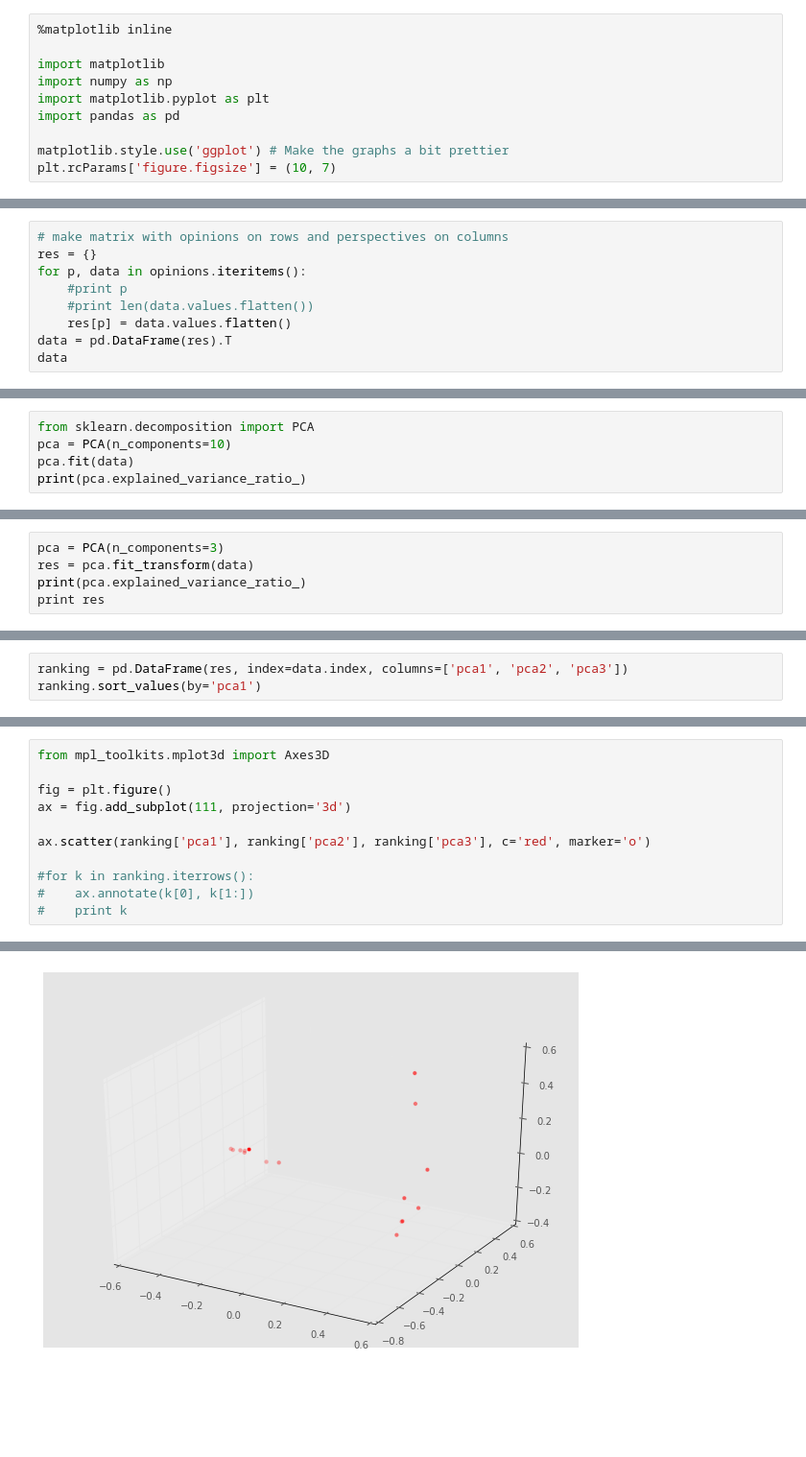
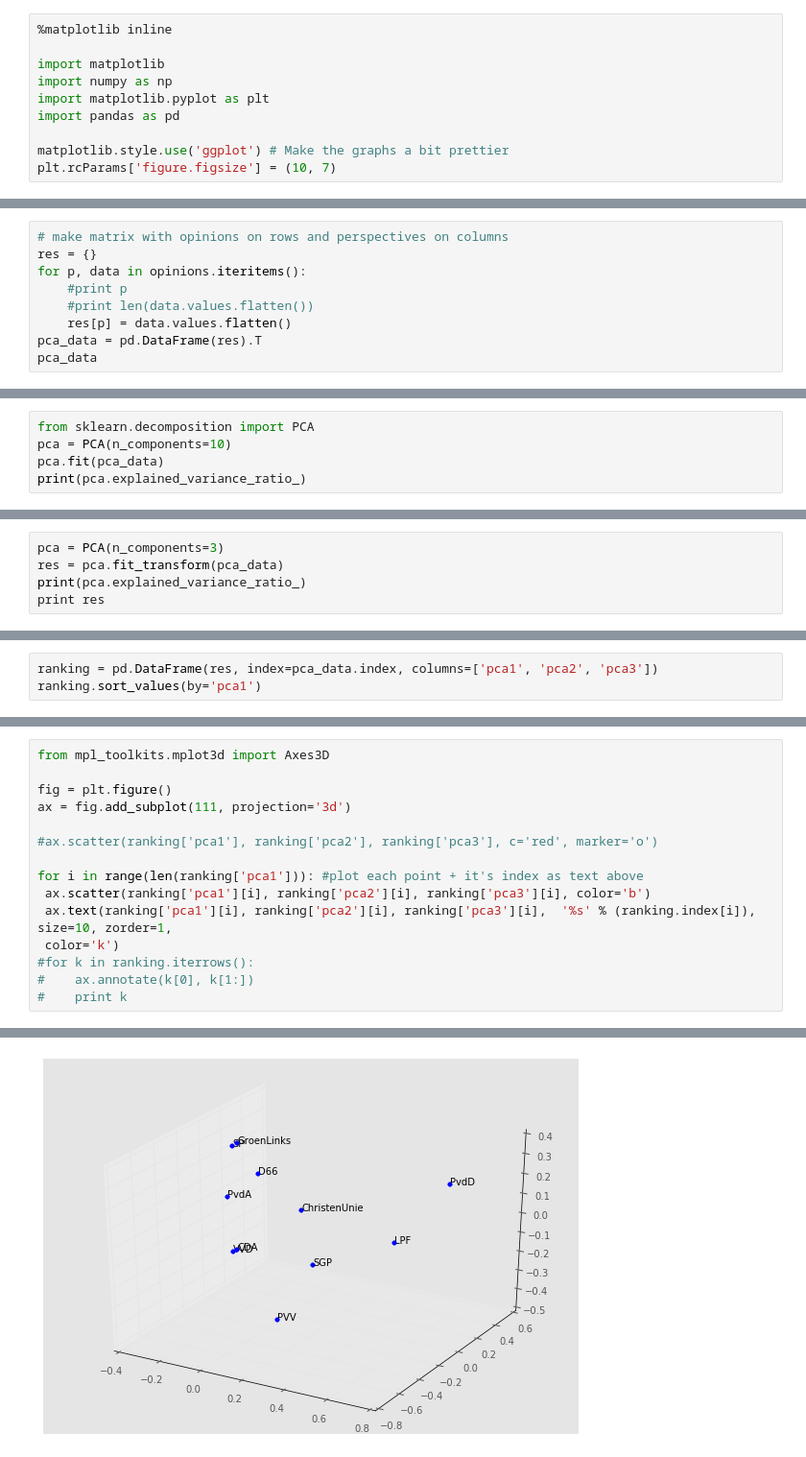
Before and after one commit to jvdzwaan/dilipad, a Jupyter notebook: results/ches parties.ipynb, the cells around one changed output, grey strips where cells are left out. Shown at 96% size. Saved outputs shown, nothing was run; the diff lists cells and outputs as text; blank space fills up the shorter version.

```diff
--- a/results/ches parties.ipynb
+++ b/results/ches parties.ipynb
@@ -156,7 +144,7 @@ for p, data in opinions.iteritems():
     #print p
     #print len(data.values.flatten())
     res[p] = data.values.flatten()
-data = pd.DataFrame(res).T
-data
+pca_data = pd.DataFrame(res).T
+pca_data
 # %% [output]
 |  | 0 | 1 | 2 | 3 | 4 | 5 | 6 | 7 | 8 | 9 | ... | ... |
@@ -180,6 +163,6 @@ data
 # %%
 from sklearn.decomposition import PCA
 pca = PCA(n_components=10)
-pca.fit(data)
+pca.fit(pca_data)
 print(pca.explained_variance_ratio_)
 # %% [output]
@@ -246,6 +219,6 @@ for k, v in ranking.iterrows():
 # %%
 pca = PCA(n_components=3)
-res = pca.fit_transform(data)
+res = pca.fit_transform(pca_data)
 print(pca.explained_variance_ratio_)
 print res
 # %% [output]
@@ -269,5 +237,5 @@ print res
 # %%
-ranking = pd.DataFrame(res, index=data.index, columns=['pca1', 'pca2', 'pca3'])
+ranking = pd.DataFrame(res, index=pca_data.index, columns=['pca1', 'pca2', 'pca3'])
 ranking.sort_values(by='pca1')
 # %% [output]
 |  | pca1 | pca2 | pca3 |
@@ -293,8 +256,12 @@ from mpl_toolkits.mplot3d import Axes3D
 fig = plt.figure()
 ax = fig.add_subplot(111, projection='3d')
 
-ax.scatter(ranking['pca1'], ranking['pca2'], ranking['pca3'], c='red', marker='o')
+#ax.scatter(ranking['pca1'], ranking['pca2'], ranking['pca3'], c='red', marker='o')
 
+for i in range(len(ranking['pca1'])): #plot each point + it's index as text above
+ ax.scatter(ranking['pca1'][i], ranking['pca2'][i], ranking['pca3'][i], color='b')
+ ax.text(ranking['pca1'][i], ranking['pca2'][i], ranking['pca3'][i],  '%s' % (ranking.index[i]), size=10, zorder=1,
+ color='k')
 #for k in ranking.iterrows():
 #    ax.annotate(k[0], k[1:])
 #    print k
@@ -303 +269 @@ ax.scatter(ranking['pca1'], ranking['pca2'], ranking['pca3'], c='red', marker='o
-[figure, old version]
+[figure, new version]
```
Also changed, not shown: parts of 26 cells of this notebook.
